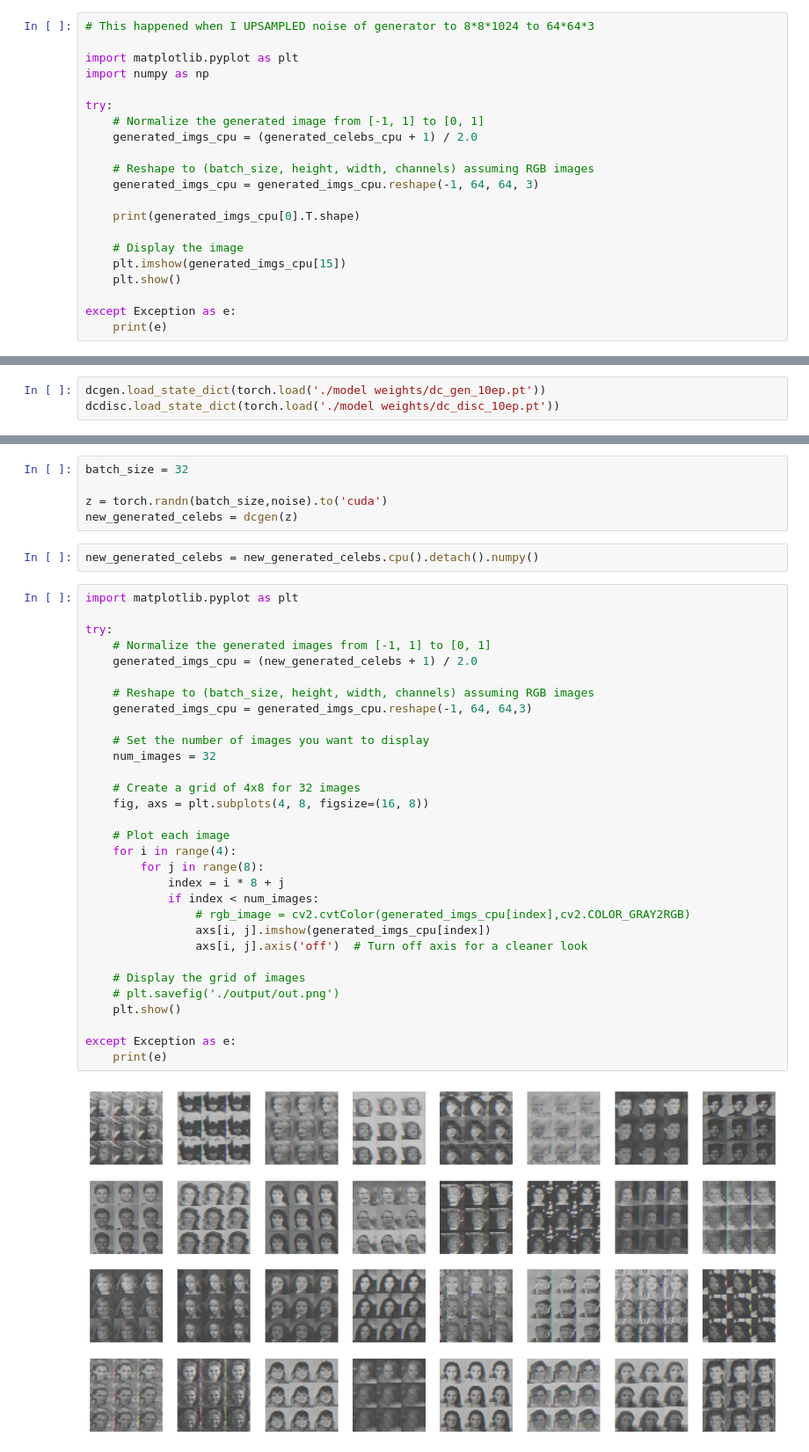
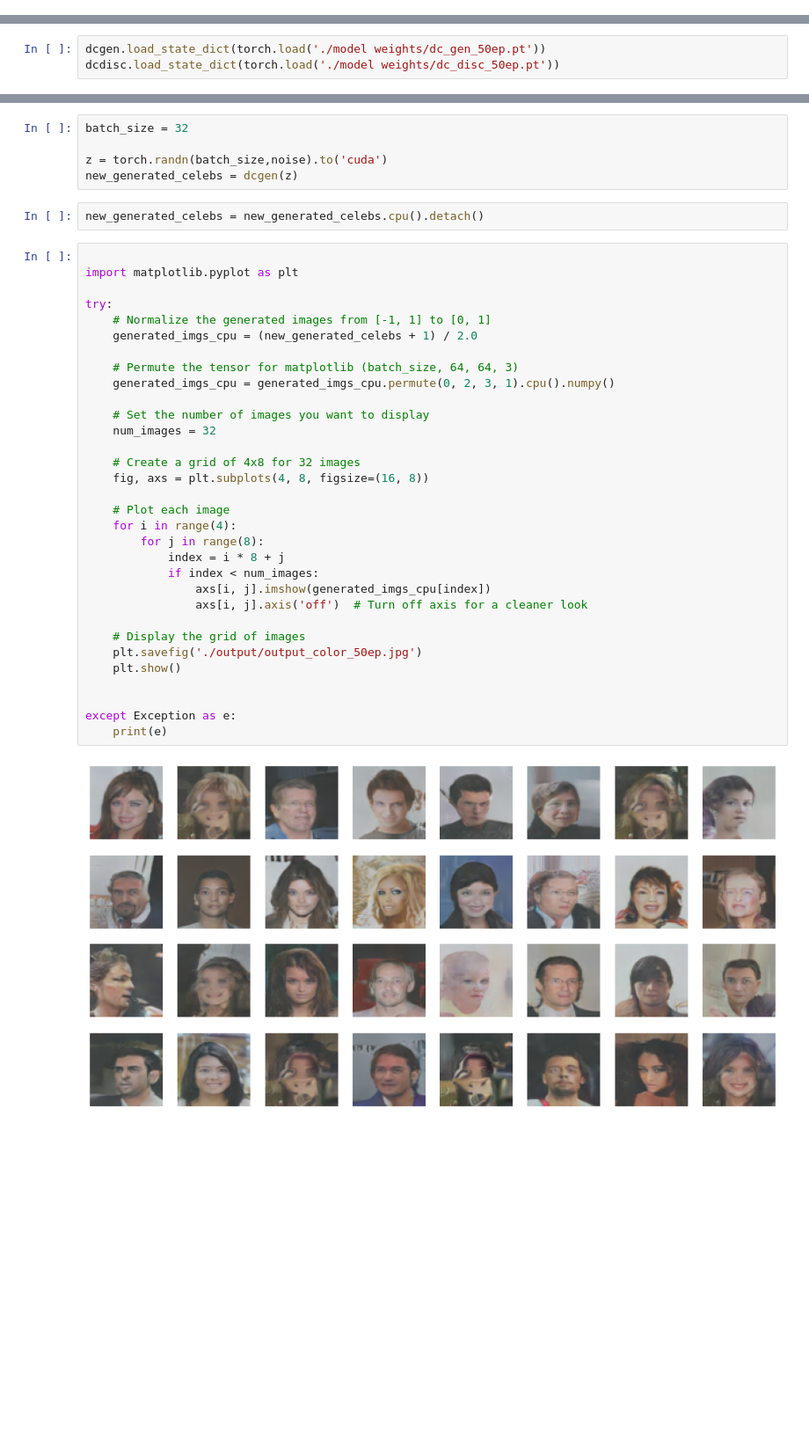
Before and after one commit to Vishwa2684/DCGAN, a Jupyter notebook: eval.ipynb, the cells around one changed output, grey strips where cells are left out. Shown at 88% size. Drawn from its saved outputs; the diff is of its cells as text; blank space fills up the shorter version.

Commit message:
Model at 50 epochs

```diff
--- a/eval.ipynb
+++ b/eval.ipynb
@@ -41,21 +8,0 @@ generated_celebs_cpu = generated_celebs.cpu().detach().numpy()
-# %%
-# This happened when I UPSAMPLED noise of generator to 8*8*1024 to 64*64*3
-
-import matplotlib.pyplot as plt
-import numpy as np
-
-try:
-    # Normalize the generated image from [-1, 1] to [0, 1]
-    generated_imgs_cpu = (generated_celebs_cpu + 1) / 2.0
-
-    # Reshape to (batch_size, height, width, channels) assuming RGB images
-    generated_imgs_cpu = generated_imgs_cpu.reshape(-1, 64, 64, 3)
-
-    print(generated_imgs_cpu[0].T.shape)
-
-    # Display the image
-    plt.imshow(generated_imgs_cpu[15])
-    plt.show()
-
-except Exception as e:
-    print(e)
@@ -66,8 +10,8 @@ except Exception as e:
 dcgen = Generator(random_noise=100).to('cuda')
 dcdisc = Discriminator().to('cuda')
 # %%
-dcgen.load_state_dict(torch.load('./model weights/dc_gen_10ep.pt'))
-dcdisc.load_state_dict(torch.load('./model weights/dc_disc_10ep.pt'))
+dcgen.load_state_dict(torch.load('./model weights/dc_gen_50ep.pt'))
+dcdisc.load_state_dict(torch.load('./model weights/dc_disc_50ep.pt'))
 # %% [output]
 <All keys matched successfully>
 # %%
@@ -76,37 +20,38 @@ batch_size = 32
 z = torch.randn(batch_size,noise).to('cuda')
 new_generated_celebs = dcgen(z)
 # %%
-new_generated_celebs = new_generated_celebs.cpu().detach().numpy()
+new_generated_celebs = new_generated_celebs.cpu().detach()
 # %%
+
 import matplotlib.pyplot as plt
 
 try:
     # Normalize the generated images from [-1, 1] to [0, 1]
     generated_imgs_cpu = (new_generated_celebs + 1) / 2.0
 
-    # Reshape to (batch_size, height, width, channels) assuming RGB images
-    generated_imgs_cpu = generated_imgs_cpu.reshape(-1, 64, 64,3)
+    # Permute the tensor for matplotlib (batch_size, 64, 64, 3)
+    generated_imgs_cpu = generated_imgs_cpu.permute(0, 2, 3, 1).cpu().numpy()
 
     # Set the number of images you want to display
     num_images = 32
 
     # Create a grid of 4x8 for 32 images
     fig, axs = plt.subplots(4, 8, figsize=(16, 8))
 
     # Plot each image
     for i in range(4):
         for j in range(8):
             index = i * 8 + j
             if index < num_images:
-                # rgb_image = cv2.cvtColor(generated_imgs_cpu[index],cv2.COLOR_GRAY2RGB)
                 axs[i, j].imshow(generated_imgs_cpu[index])
                 axs[i, j].axis('off')  # Turn off axis for a cleaner look
 
     # Display the grid of images
-    # plt.savefig('./output/out.png')
+    plt.savefig('./output/output_color_50ep.jpg')
     plt.show()
+
 
 except Exception as e:
     print(e)
 # %% [output]
-[figure, old version]
+[figure, new version]
```
Also changed, not shown: parts of 7 cells of this notebook, 8 other files.
